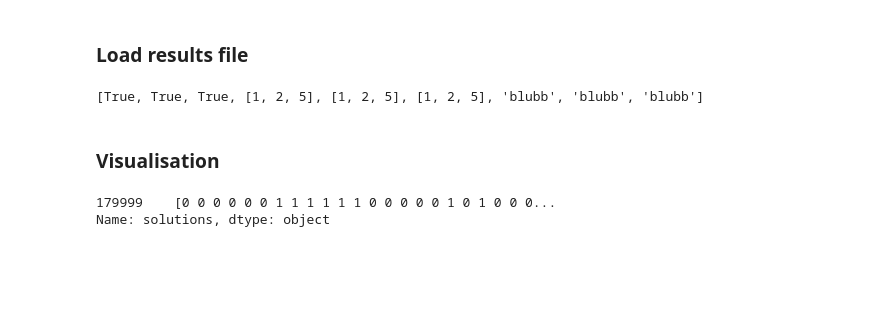
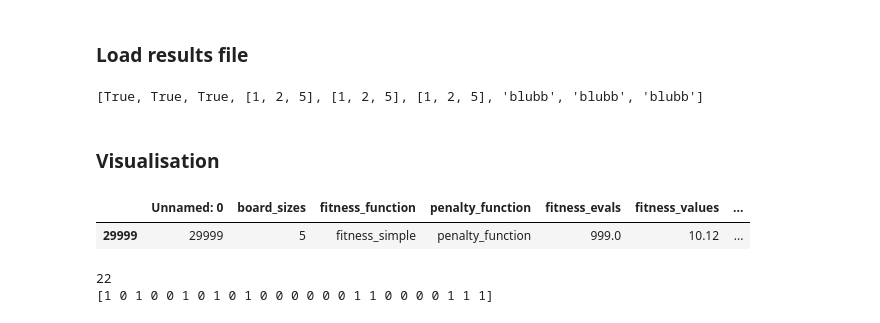
Before and after one commit to franzherm/ecao_cw2, a Jupyter notebook: notebook.ipynb, the cells around one changed output. Drawn from its saved outputs; the diff is of its cells as text; code cells hidden in the pictures; blank space fills up the shorter version.

```diff
--- a/notebook.ipynb
+++ b/notebook.ipynb
@@ -661,9 +660,19 @@ print(blubb)
 [True, True, True, [1, 2, 5], [1, 2, 5], [1, 2, 5], 'blubb', 'blubb', 'blubb']
 # %% [markdown]
 ### Visualisation
-# %%
-df = pd.read_csv("RandomSearch_results.csv")
-print(df[df["board_sizes"] == 10].tail(1)["solutions"].item())
-# %% [output]
-179999    [0 0 0 0 0 0 1 1 1 1 1 1 0 0 0 0 0 1 0 1 0 0 0...
-Name: solutions, dtype: object
+# %%
+df = pd.read_csv("RandomSearch_results.csv")
+display(df[df["board_sizes"] == 5].tail(1))
+elem = df[df["board_sizes"] == 5].tail(1)["solutions"].item()
+elem = elem[1:-1]
+elem = str.replace(elem, "\n","")
+elem = np.fromstring(elem, sep=" ", dtype=np.uint)
+
+print(compute_num_of_covered_squares(elem))
+
+print(elem)
+# %% [output]
+|  | Unnamed: 0 | board_sizes | fitness_function | penalty_function | fitness_evals | fitness_values | ... |
+| 29999 | 29999 | 5 | fitness_simple | penalty_function | 999.0 | 10.12 | ... |
+22
+[1 0 1 0 0 1 0 1 0 1 0 0 0 0 0 0 1 1 0 0 0 0 1 1 1]
```
Also changed, not shown: parts of 3 cells of this notebook.
